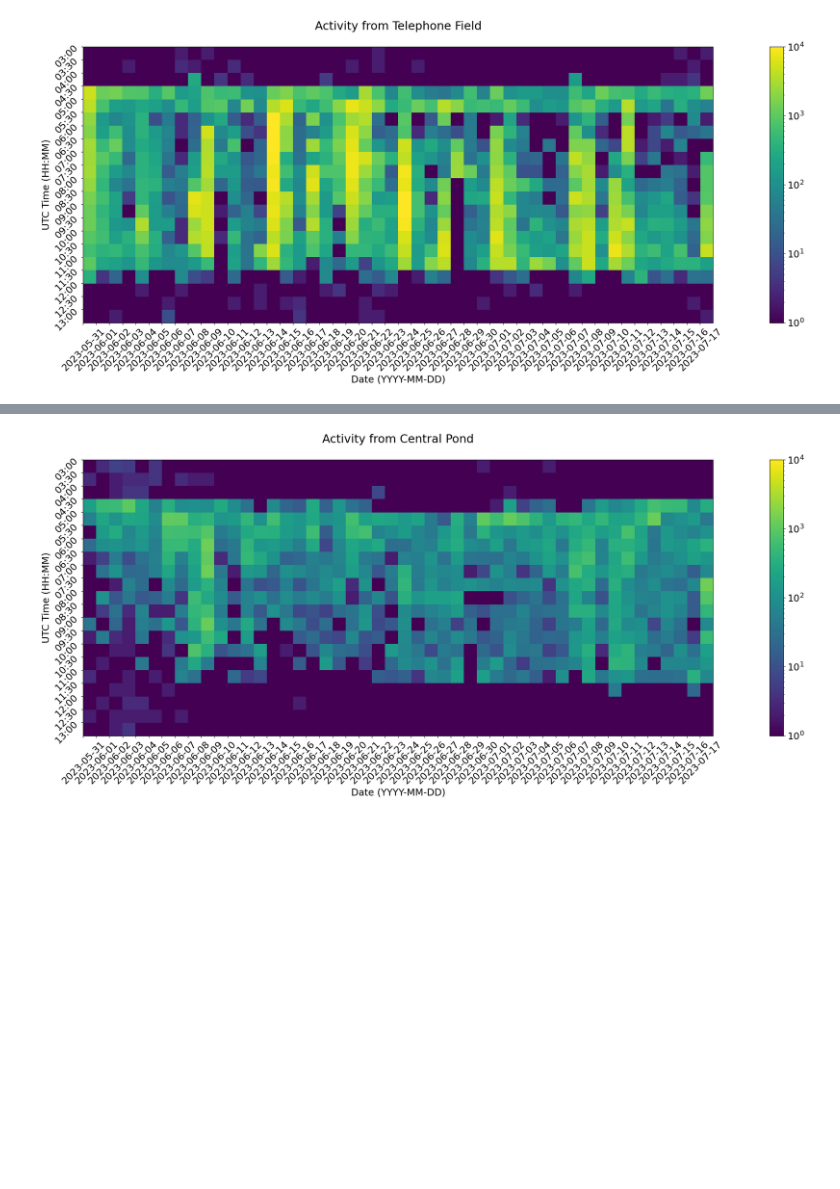
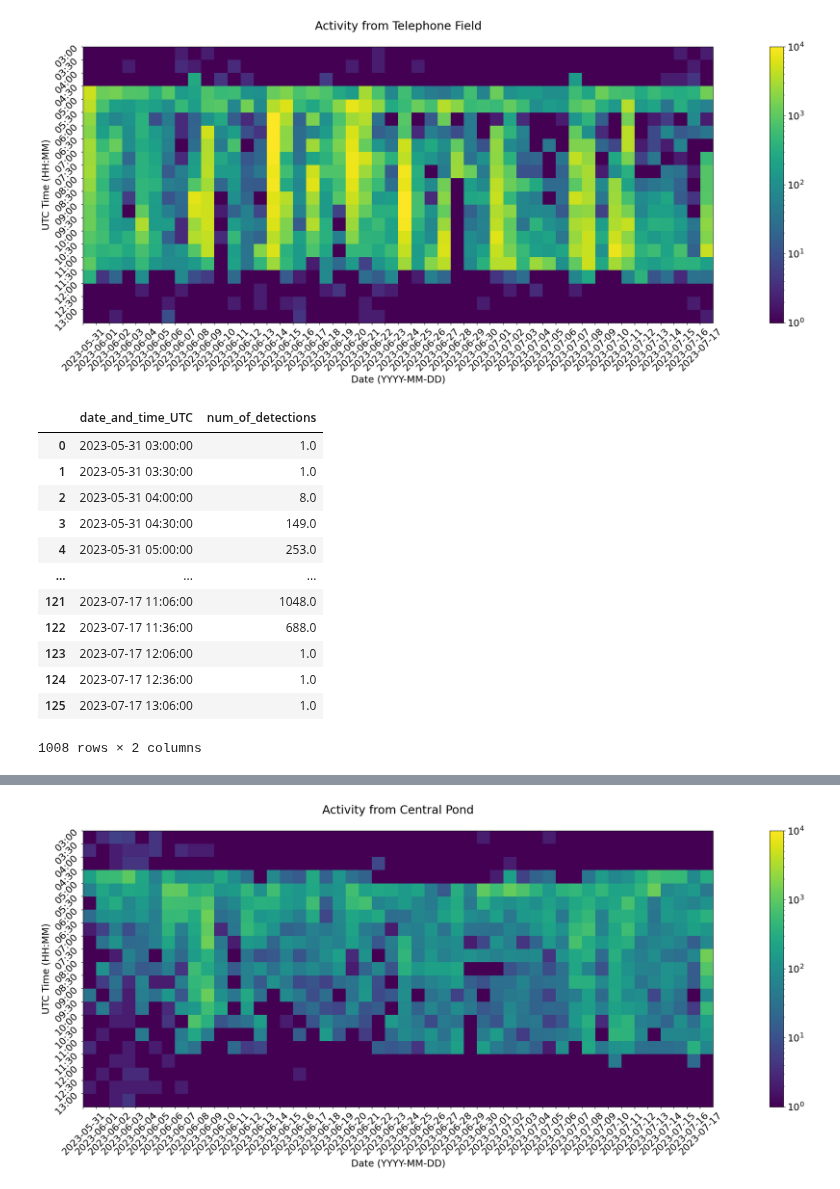
Before and after one commit to uw-echospace/bat-detector-msds, a Jupyter notebook: notebooks/test_batdetect2_pipeline.ipynb, the cells around one changed output, grey strips where cells are left out. Saved outputs shown, nothing was run; the diff lists cells and outputs as text; code cells hidden in the pictures; blank space fills up the shorter version.

```diff
--- a/notebooks/test_batdetect2_pipeline.ipynb
+++ b/notebooks/test_batdetect2_pipeline.ipynb
@@ -426,16 +426,29 @@ df = dd.read_csv(f"../output_dir/recover-2023*/{site}/*.csv")
 # convert to pandas via
 df = df.compute()
 # %%
-df["Date and Time (UTC)"] = pd.to_datetime(df["input_file"], format="%Y%m%d_%H%M%S.WAV")
-num_dets = []
+# df["Date and Time (UTC)"] = pd.to_datetime(df["input_file"], format="%Y%m%d_%H%M%S.WAV")
+# num_dets = []
 
-for uni in df["input_file"].unique():
-    times = df["input_file"].value_counts()[uni]
-    num_dets.append(times)
+# for uni in df["input_file"].unique():
+#     times = df["input_file"].value_counts()[uni]
+#     num_dets.append(times)
 
-new_df = pd.DataFrame()
-new_df["date_and_time_UTC"] = pd.to_datetime(df["input_file"].unique(), format="%Y%m%d_%H%M%S.WAV")
-new_df["num_of_detections"] = pd.Series(num_dets)
-new_df.set_index("date_and_time_UTC")
-new_df.to_csv("../output_dir/cumulative__Foliage_20230531to20230717.csv")
+new_df = dd.read_csv(f"../output_dir/recover-2023*/{site}/activity__*.csv").compute()
+new_df["date_and_time_UTC"] = pd.to_datetime(new_df["date_and_time_UTC"], format="%Y-%m-%d %H:%M:%S")
+new_df.pop(new_df.columns[0])
+new_df
+# %% [output]
+|  | date_and_time_UTC | num_of_detections |
+| 0 | 2023-05-31 03:00:00 | 1.0 |
+| 1 | 2023-05-31 03:30:00 | 1.0 |
+| 2 | 2023-05-31 04:00:00 | 8.0 |
+| 3 | 2023-05-31 04:30:00 | 149.0 |
+| 4 | 2023-05-31 05:00:00 | 253.0 |
+| ... | ... | ... |
+| 121 | 2023-07-17 11:06:00 | 1048.0 |
+| 122 | 2023-07-17 11:36:00 | 688.0 |
+| 123 | 2023-07-17 12:06:00 | 1.0 |
+| 124 | 2023-07-17 12:36:00 | 1.0 |
+| 125 | 2023-07-17 13:06:00 | 1.0 |
+1008 rows × 2 columns
 # %%
```
Also changed, not shown: parts of 1 cell of this notebook, 25 other files.
